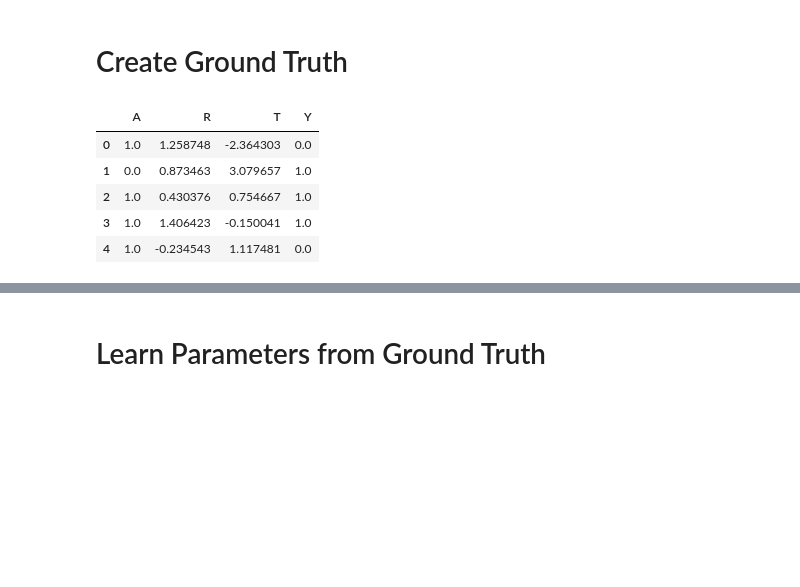
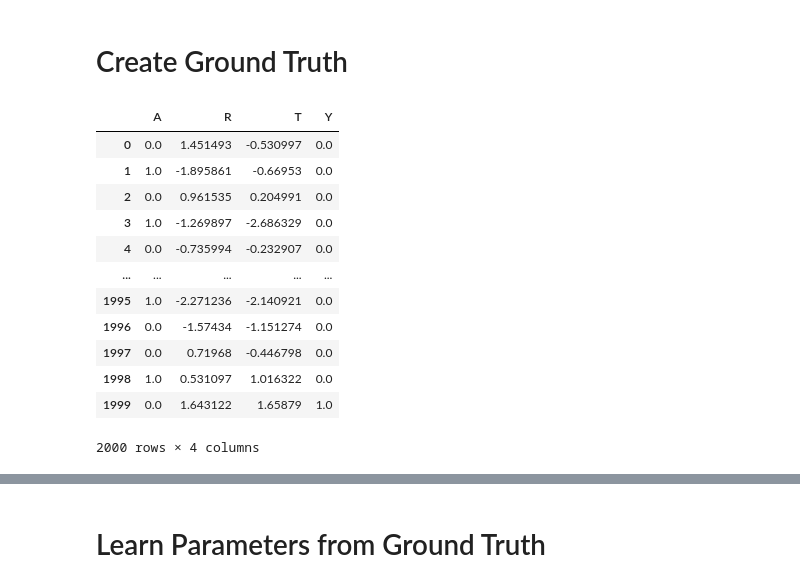
Before and after one commit to zainakh/fair-inference, a Jupyter notebook: src/dgp.ipynb, the cells around one changed output, grey strips where cells are left out. Cells and saved outputs as stored; diff of their text form; code cells hidden in the pictures; blank space fills up the shorter version.

```diff
--- a/src/dgp.ipynb
+++ b/src/dgp.ipynb
@@ -53,27 +53,36 @@ sample_noise = pd.DataFrame(columns=['u1', 'u2', 'u3', 'u4'])
 # %%
 num_samples = 2000
 all_samples=[]
 
 for i in range(num_samples):
     trace = trace_handler.get_trace()
     a = trace.nodes['A']['value'].numpy().item()
     r = trace.nodes['R']['value'].numpy().item()
     t = trace.nodes['T']['value'].numpy().item()
     y = trace.nodes['Y']['value'].numpy().item()
+    sample = pd.DataFrame([[a, r, t, y]], columns=['A', 'R', 'T', 'Y'])
 
     u1 = trace.nodes['u1']['value'].numpy().item()
     u2 = trace.nodes['u2']['value'].numpy().item()
     u3 = trace.nodes['u3']['value'].numpy().item()
     u4 = trace.nodes['u4']['value'].numpy().item()
+    noise = pd.DataFrame([[u1, u2, u3, u4]], columns=['u1', 'u2', 'u3', 'u4'])
 
-    samples = samples.append({'A': a, 'R': r, 'T': t, 'Y':y}, ignore_index=True)
-    sample_noise = sample_noise.append({'u1': u1, 'u2': u2, 'u3': u3, 'u4':u4}, ignore_index=True)
+    samples = pd.concat([samples, sample], ignore_index=True)
+    sample_noise = pd.concat([sample_noise, noise], ignore_index=True)
 
-samples.head()
+samples
 # %% [output]
 |  | A | R | T | Y |
-| 0 | 1.0 | 1.258748 | -2.364303 | 0.0 |
-| 1 | 0.0 | 0.873463 | 3.079657 | 1.0 |
-| 2 | 1.0 | 0.430376 | 0.754667 | 1.0 |
-| 3 | 1.0 | 1.406423 | -0.150041 | 1.0 |
-| 4 | 1.0 | -0.234543 | 1.117481 | 0.0 |
+| 0 | 0.0 | 1.451493 | -0.530997 | 0.0 |
+| 1 | 1.0 | -1.895861 | -0.66953 | 0.0 |
+| 2 | 0.0 | 0.961535 | 0.204991 | 0.0 |
+| 3 | 1.0 | -1.269897 | -2.686329 | 0.0 |
+| 4 | 0.0 | -0.735994 | -0.232907 | 0.0 |
+| ... | ... | ... | ... | ... |
+| 1995 | 1.0 | -2.271236 | -2.140921 | 0.0 |
+| 1996 | 0.0 | -1.57434 | -1.151274 | 0.0 |
+| 1997 | 0.0 | 0.71968 | -0.446798 | 0.0 |
+| 1998 | 1.0 | 0.531097 | 1.016322 | 0.0 |
+| 1999 | 0.0 | 1.643122 | 1.65879 | 1.0 |
+2000 rows × 4 columns
```
Also changed, not shown: parts of 27 cells of this notebook, 6 other files.
